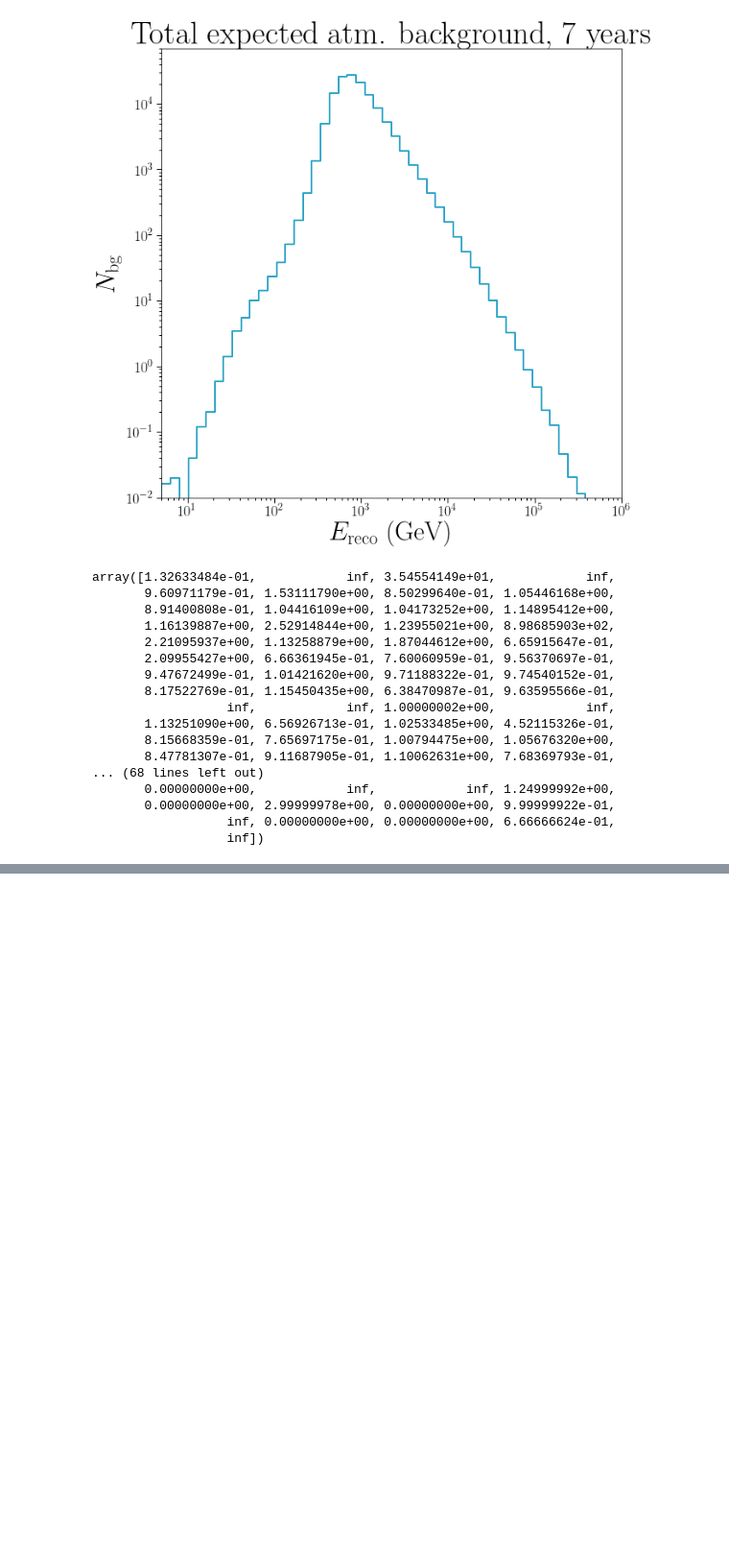
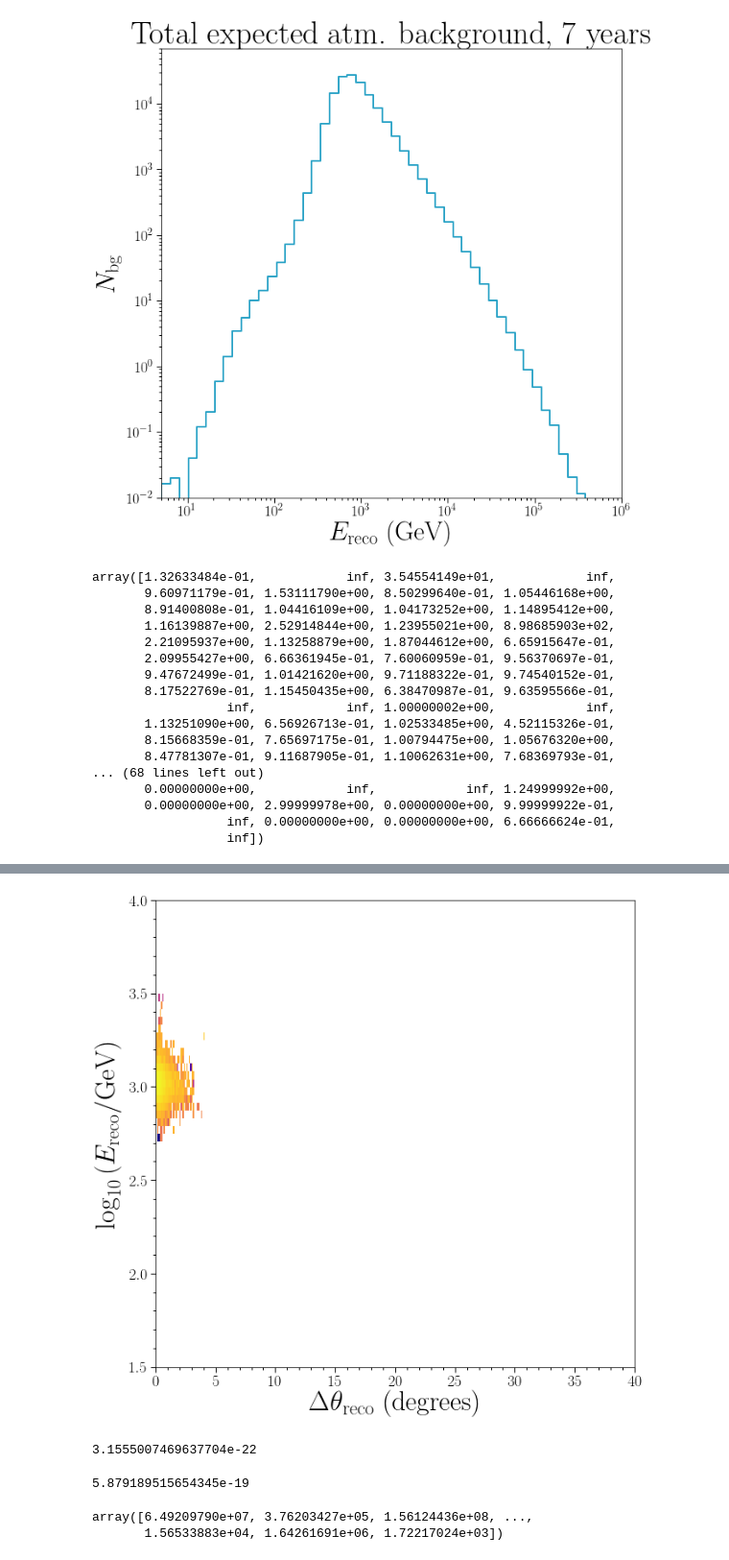
Before and after one commit to jlazar17/solar_WIMP, a Jupyter notebook: delta_theta_plots.ipynb, the cells around one changed output, grey strips where cells are left out. Shown at 96% size. Cells and saved outputs as stored; diff of their text form; code cells hidden in the pictures; blank space fills up the shorter version.

```diff
--- a/delta_theta_plots.ipynb
+++ b/delta_theta_plots.ipynb
@@ -899,0 +914,27 @@ array([1.32633484e-01,            inf, 3.54554149e+01,            inf,
+# %%
+log_e_edges = np.linspace(6.5, 0.5, 61)
+min_e_i     = np.where(log_e_edges==1.5)[0][0]
+max_e_i     = np.where(log_e_edges==4)[0][0]
+plt.imshow(np.log10(np.load("data/e_d_theta_debug.npy")).T,
+           aspect="auto",
+           extent=[0,40, 1.5, 4]
+          )
+
+plt.xlabel(r"$\Delta\theta_{\rm{reco}}$ (degrees)")
+plt.ylabel(r"$\log_{10}\left(E_{\rm{reco}}/\rm{GeV}\right)$")
+plt.show()
+# %% [output]
+[figure, added]
+# %%
+np.sum(np.load('data/e_d_theta_debug.npy'))
+# %% [output]
+3.1555007469637704e-22
+# %%
+np.sum(np.load("data/e_d_theta_hist/ch8-m1000_e_d_theta_hist_test.npy"))
+# %% [output]
+5.879189515654345e-19
+# %%
+np.load("data/mc_oneweight/Ares_IC86.AVG_1.27_lite_platinum_25000.npy")
+# %% [output]
+array([6.49209790e+07, 3.76203427e+05, 1.56124436e+08, ...,
+       1.56533883e+04, 1.64261691e+06, 1.72217024e+03])
```
Also changed, not shown: parts of 4 cells of this notebook, 14 other files.
